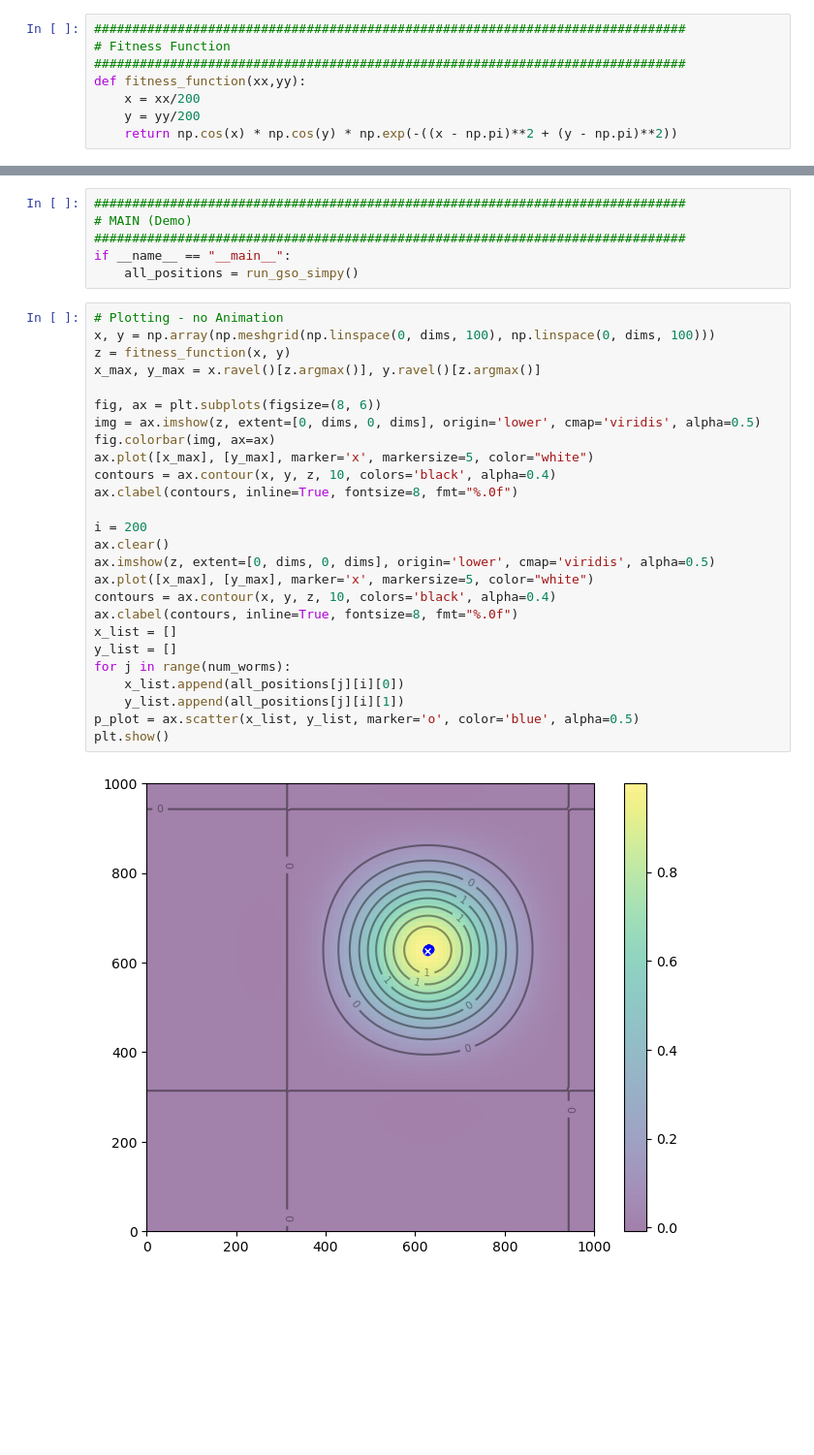
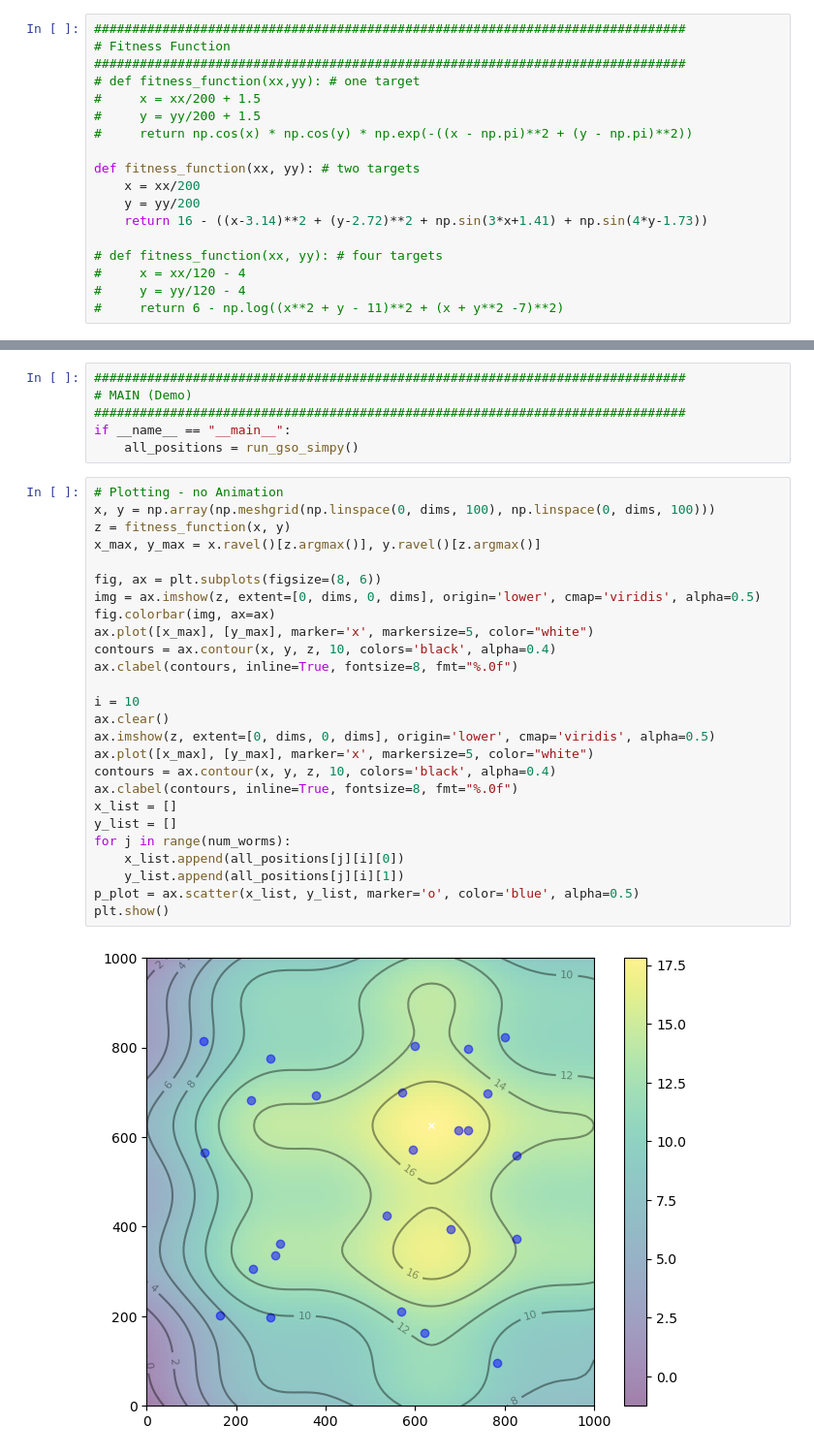
Before and after one commit to byang12/UNDERWATER_SWARM_ADHOC, a Jupyter notebook: GlowWarm-simpy.ipynb, the cells around one changed output, grey strips where cells are left out. Shown at 97% size. Cells and saved outputs as stored; diff of their text form; blank space fills up the shorter version.

```diff
--- a/GlowWarm-simpy.ipynb
+++ b/GlowWarm-simpy.ipynb
@@ -17,7 +17,17 @@ max_jitter = 0.2
 ##############################################################################
 # Fitness Function
 ##############################################################################
-def fitness_function(xx,yy):
+# def fitness_function(xx,yy): # one target
+#     x = xx/200 + 1.5
+#     y = yy/200 + 1.5
+#     return np.cos(x) * np.cos(y) * np.exp(-((x - np.pi)**2 + (y - np.pi)**2))
+
+def fitness_function(xx, yy): # two targets
     x = xx/200
     y = yy/200
-    return np.cos(x) * np.cos(y) * np.exp(-((x - np.pi)**2 + (y - np.pi)**2))
+    return 16 - ((x-3.14)**2 + (y-2.72)**2 + np.sin(3*x+1.41) + np.sin(4*y-1.73))
+
+# def fitness_function(xx, yy): # four targets
+#     x = xx/120 - 4
+#     y = yy/120 - 4
+#     return 6 - np.log((x**2 + y - 11)**2 + (x + y**2 -7)**2)
@@ -367,28 +394,28 @@ if __name__ == "__main__":
 # %%
 # Plotting - no Animation
 x, y = np.array(np.meshgrid(np.linspace(0, dims, 100), np.linspace(0, dims, 100)))
 z = fitness_function(x, y)
 x_max, y_max = x.ravel()[z.argmax()], y.ravel()[z.argmax()]
 
 fig, ax = plt.subplots(figsize=(8, 6))
 img = ax.imshow(z, extent=[0, dims, 0, dims], origin='lower', cmap='viridis', alpha=0.5)
 fig.colorbar(img, ax=ax)
 ax.plot([x_max], [y_max], marker='x', markersize=5, color="white")
 contours = ax.contour(x, y, z, 10, colors='black', alpha=0.4)
 ax.clabel(contours, inline=True, fontsize=8, fmt="%.0f")
 
-i = 200
+i = 10
 ax.clear()
 ax.imshow(z, extent=[0, dims, 0, dims], origin='lower', cmap='viridis', alpha=0.5)
 ax.plot([x_max], [y_max], marker='x', markersize=5, color="white")
 contours = ax.contour(x, y, z, 10, colors='black', alpha=0.4)
 ax.clabel(contours, inline=True, fontsize=8, fmt="%.0f")
 x_list = []
 y_list = []
 for j in range(num_worms):
     x_list.append(all_positions[j][i][0])
     y_list.append(all_positions[j][i][1])
 p_plot = ax.scatter(x_list, y_list, marker='o', color='blue', alpha=0.5)
 plt.show()
 # %% [output]
-[figure, old version]
+[figure, new version]
```
Also changed, not shown: parts of 1 cell of this notebook.
